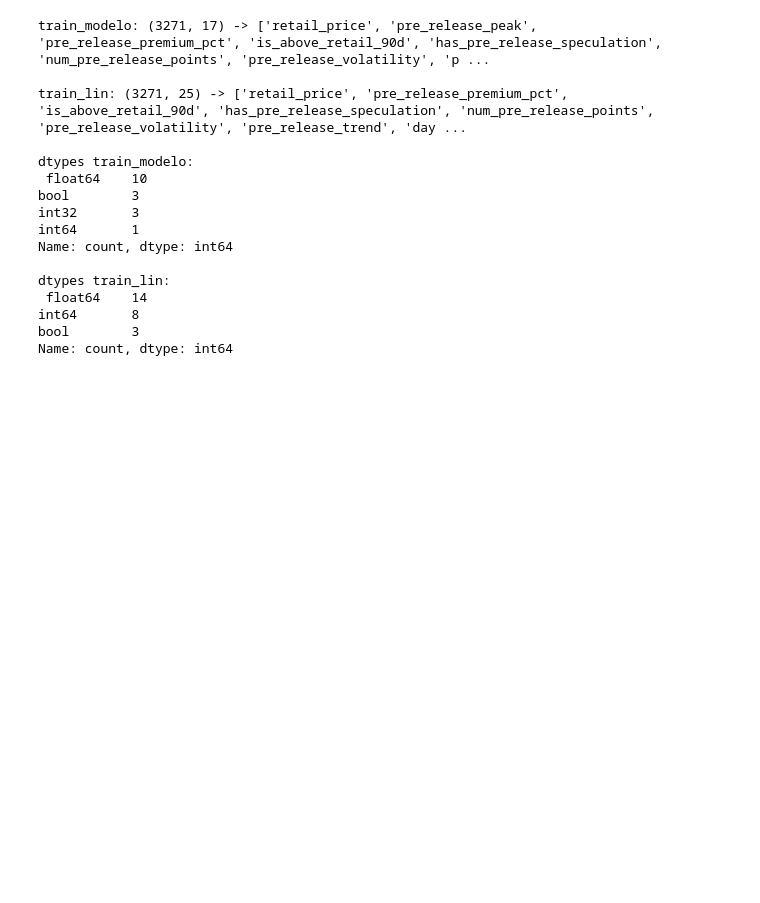
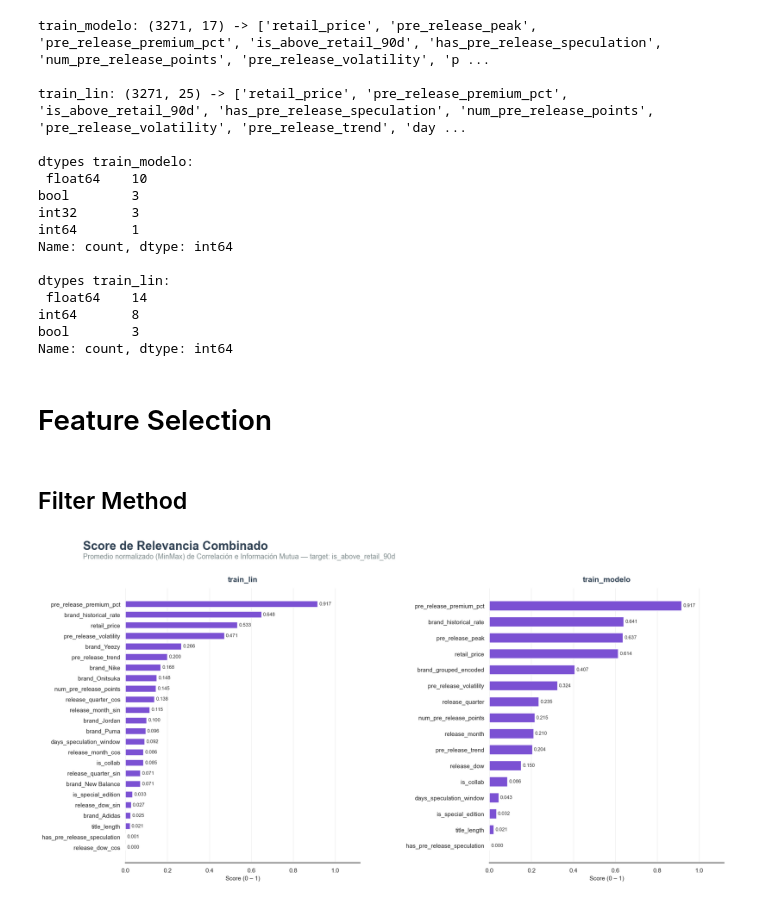
Before and after one commit to juanpablocarrillohortua/StockX_Project, a Jupyter notebook: notebooks/model_training.ipynb, the cells around one changed output. Cells and saved outputs as stored; diff of their text form; code cells hidden in the pictures; blank space fills up the shorter version.

```diff
--- a/notebooks/model_training.ipynb
+++ b/notebooks/model_training.ipynb
@@ -1232,3 +1290,7 @@ dtypes train_lin:
 int64       8
 bool        3
 Name: count, dtype: int64
+# %% [markdown]
+# Feature Selection
+# %% [markdown]
+## Filter Method
@@ -1234,0 +1330,34 @@ Name: count, dtype: int64
+# %%
+df_score_lin = calcular_score_relevancia(train_lin, TARGET)
+df_score_modelo = calcular_score_relevancia(train_modelo, TARGET)
+# %%
+fig, axes = plt.subplots(1, 2, figsize=(18, 9))
+
+fig.text(0.06, 0.97, "Score de Relevancia Combinado", fontsize=22,
+          fontweight='bold', color='#2c3e50')
+fig.text(0.06, 0.945, "Promedio normalizado (MinMax) de Correlación e Información Mutua — target: is_above_retail_90d",
+          fontsize=13, color='#7f8c8d')
+
+datasets = [
+    (df_score_lin, 'train_lin', axes[0]),
+    (df_score_modelo, 'train_modelo', axes[1]),
+]
+
+for df_score, nombre, ax in datasets:
+    bars = ax.barh(df_score.index, df_score['score'],
+                    color='#7b51d3', edgecolor='white', height=0.6)
+
+    for bar, val in zip(bars, df_score['score']):
+        ax.text(val + 0.008, bar.get_y() + bar.get_height() / 2,
+                f'{val:.3f}', va='center', ha='left', fontsize=9, color='#333333')
+
+    ax.set_title(nombre, fontsize=14, fontweight='bold', color='#2c3e50', pad=12)
+    ax.set_xlabel('Score (0 – 1)', fontsize=11)
+    ax.set_xlim(0, 1.12)
+    ax.grid(axis='x', alpha=0.3)
+    sns.despine(left=True, ax=ax)
+
+plt.subplots_adjust(top=0.86, left=0.12, right=0.97, bottom=0.08, wspace=0.55)
+plt.show()
+# %% [output]
+[figure, added]
```
Also changed, not shown: parts of 34 cells of this notebook, 3 other files.
